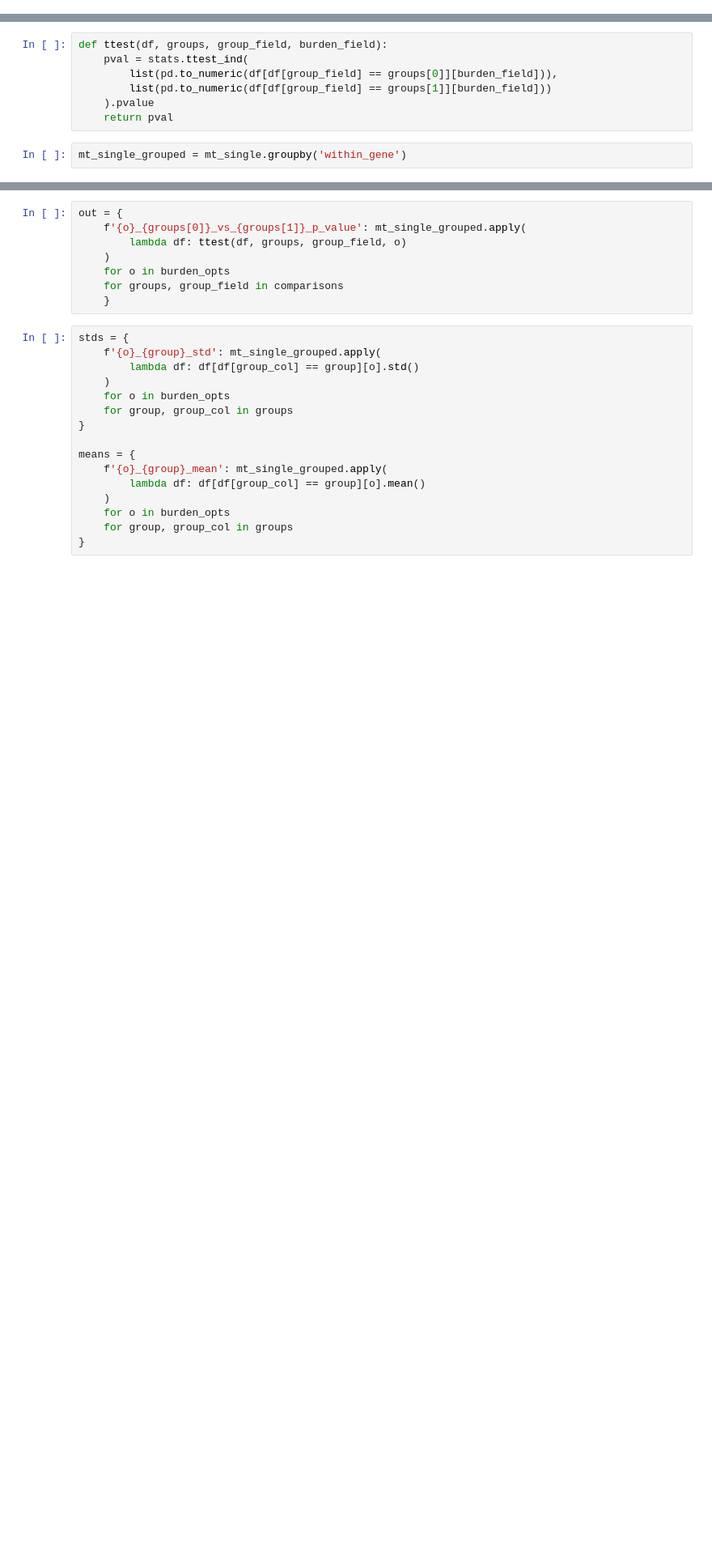
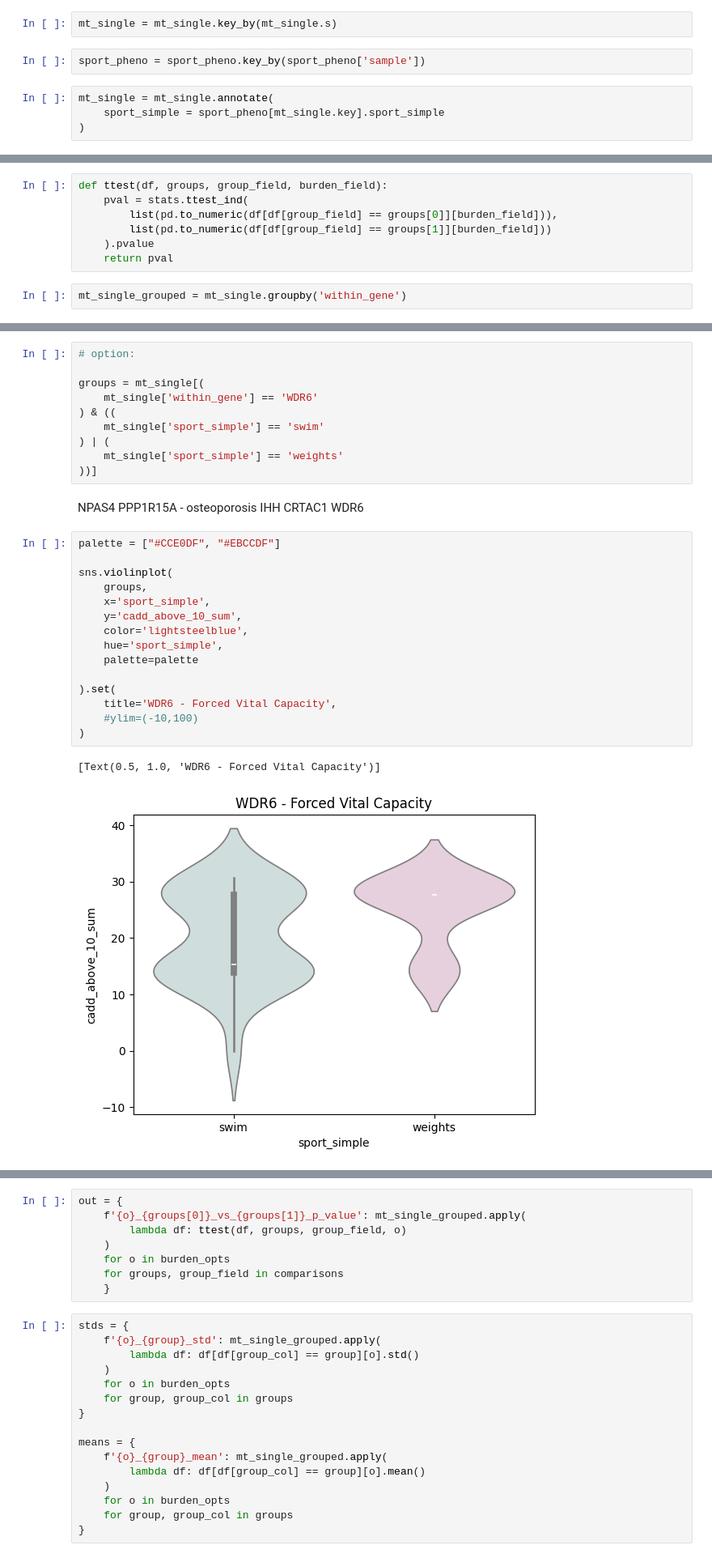
Before and after one commit to ippas/imdik-zekanowski-sportwgs, a Jupyter notebook: analysis/variant-analysis-and-exports/variant-burden-from-prs-results.ipynb, the cells around one changed output, grey strips where cells are left out. Shown at 81% size. Saved outputs shown, nothing was run; the diff lists cells and outputs as text; blank space fills up the shorter version.

```diff
--- a/analysis/variant-analysis-and-exports/variant-burden-from-prs-results.ipynb
+++ b/analysis/variant-analysis-and-exports/variant-burden-from-prs-results.ipynb
@@ -544,2 +331,10 @@ showing top 10 rows
+# %%
+mt_single = mt_single.key_by(mt_single.s)
+# %%
+sport_pheno = sport_pheno.key_by(sport_pheno['sample'])
+# %%
+mt_single = mt_single.annotate(
+    sport_simple = sport_pheno[mt_single.key].sport_simple
+)
 # %%
 mt_single = mt_single.to_pandas()
@@ -554,0 +368,34 @@ mt_single_grouped = mt_single.groupby('within_gene')
+# %%
+# option:
+
+groups = mt_single[(
+    mt_single['within_gene'] == 'WDR6'
+) & ((
+    mt_single['sport_simple'] == 'swim'
+) | (
+    mt_single['sport_simple'] == 'weights'
+))]
+# %% [markdown]
+NPAS4
+PPP1R15A - osteoporosis
+IHH
+CRTAC1
+WDR6
+# %%
+palette = ["#CCE0DF", "#EBCCDF"]
+
+sns.violinplot(
+    groups,
+    x='sport_simple',
+    y='cadd_above_10_sum',
+    color='lightsteelblue',
+    hue='sport_simple',
+    palette=palette
+
+).set(
+    title='WDR6 - Forced Vital Capacity',
+    #ylim=(-10,100)
+)
+# %% [output]
+[Text(0.5, 1.0, 'WDR6 - Forced Vital Capacity')]
+[figure, added]
```
Also changed, not shown: parts of 97 cells of this notebook, 4 other files.
